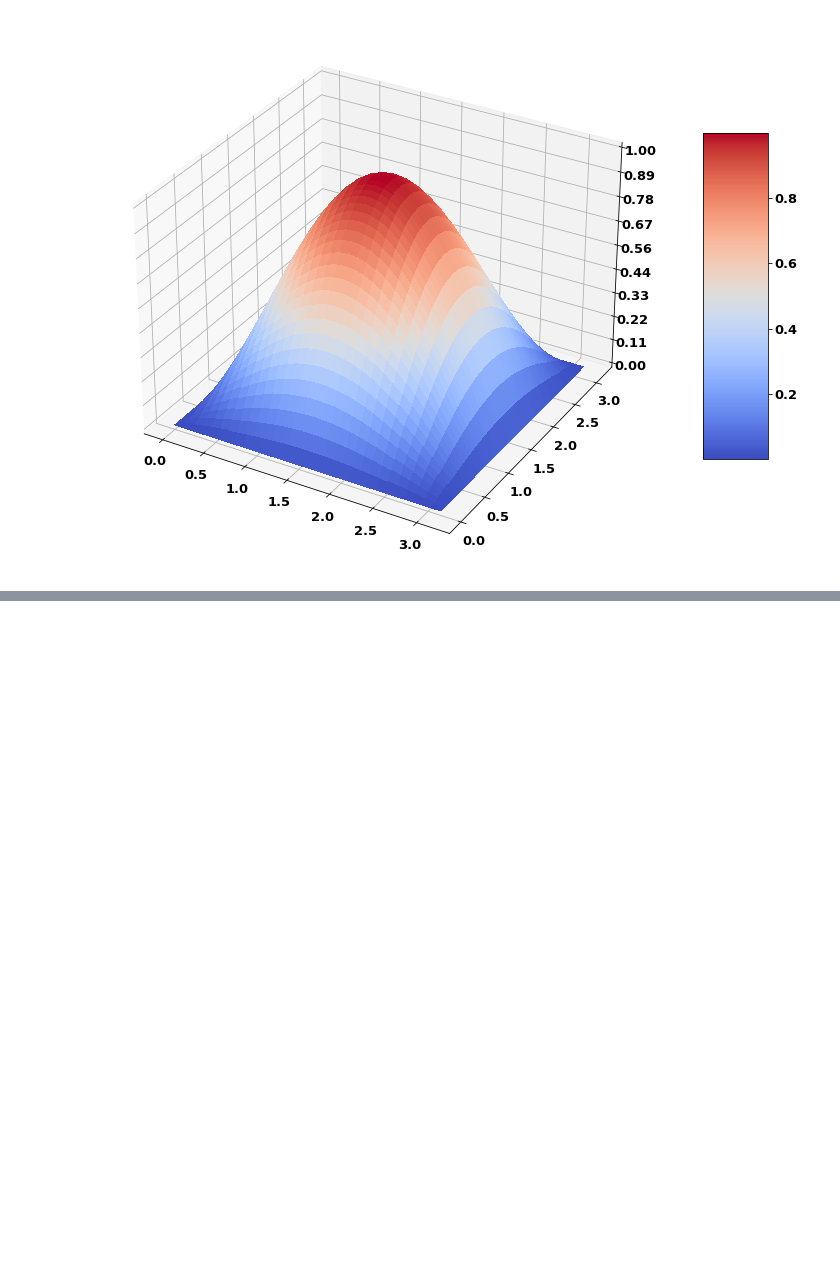
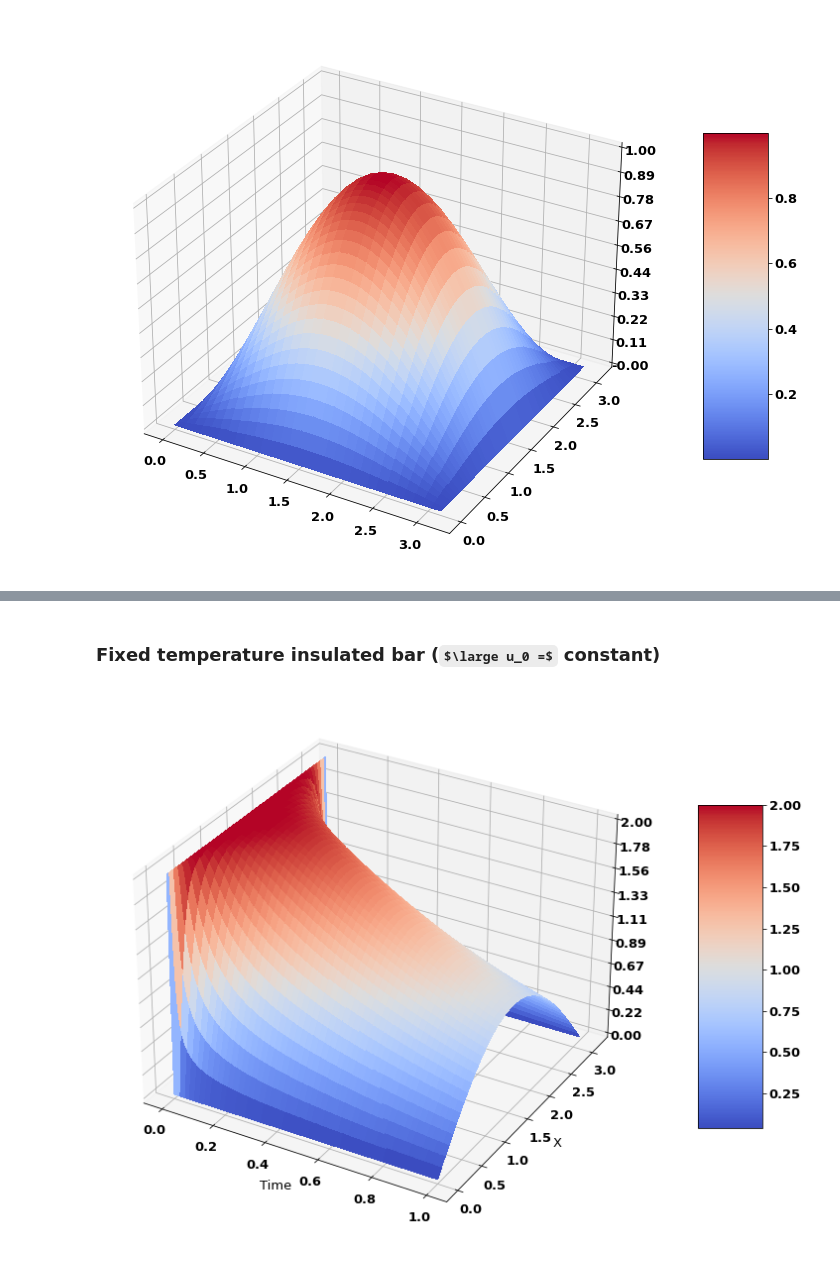
Before and after one commit to fandreuz/multigrid-pde, a Jupyter notebook: multigrid.ipynb, the cells around one changed output, grey strips where cells are left out. Saved outputs shown, nothing was run; the diff lists cells and outputs as text; code cells hidden in the pictures; some formulas as TeX source; blank space fills up the shorter version.

```diff
--- a/multigrid.ipynb
+++ b/multigrid.ipynb
@@ -641,0 +662,28 @@ plt.show()
+# %% [markdown]
+### Fixed temperature insulated bar ($\large u_0 =$ constant)
+# %%
+(T, X), A, B = v_method(1, omega, (nt, nx))
+u = np.empty((nt, nx))
+
+u0 = 2 * np.ones(nx)
+u0[0] = u0[-1] = 0
+
+u[0] = u0
+for i in range(1,nt):
+    u[i] = multigrid(
+        B,
+        A.dot(u[i-1]),
+        (jacobi, 3, 3),
+        3,
+        weighted_restriction,
+        fem_prolongation,
+        gamma=2,
+        solver=sp.linalg.spsolve
+    )
+
+plot_3d(T, X, u.T, show=False)
+plt.xlabel('Time')
+plt.ylabel('X')
+plt.show()
+# %% [output]
+[figure, added]
```
Also changed, not shown: parts of 34 cells of this notebook.
